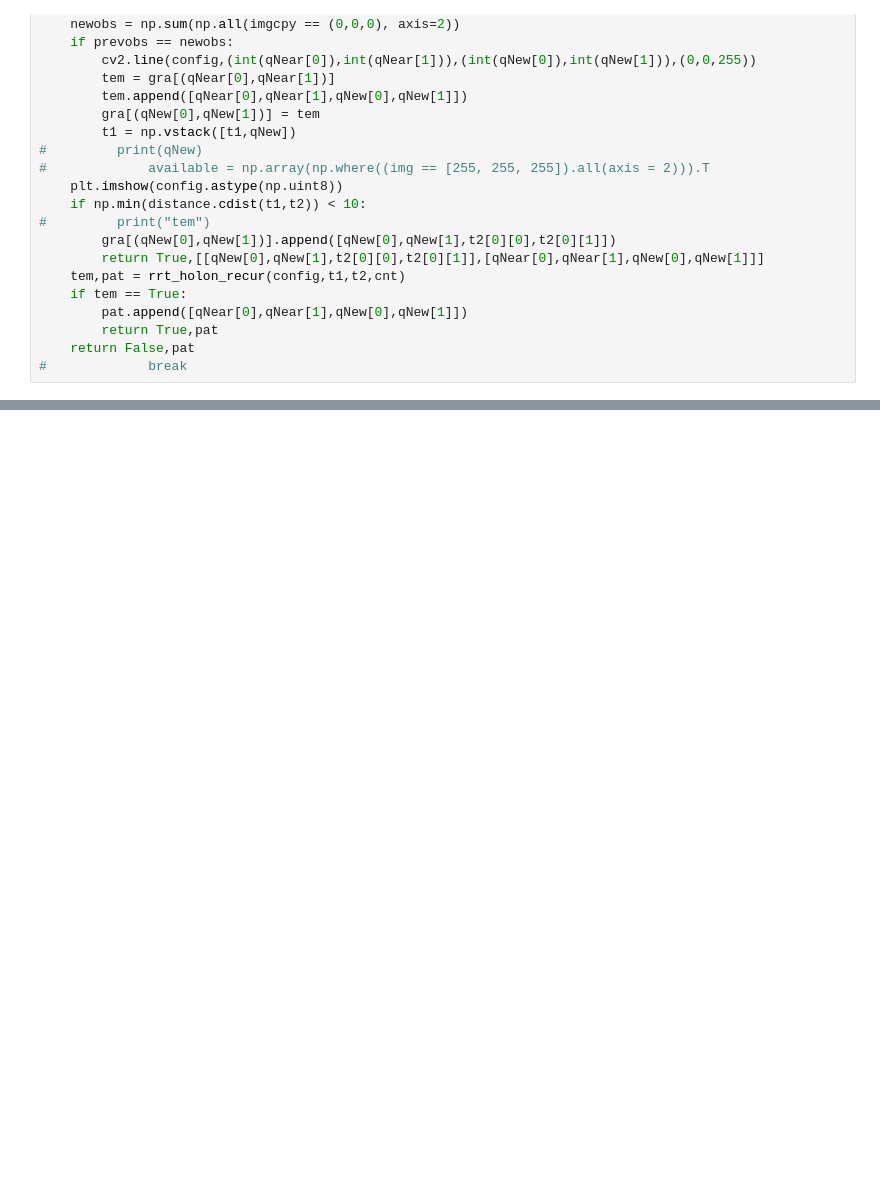
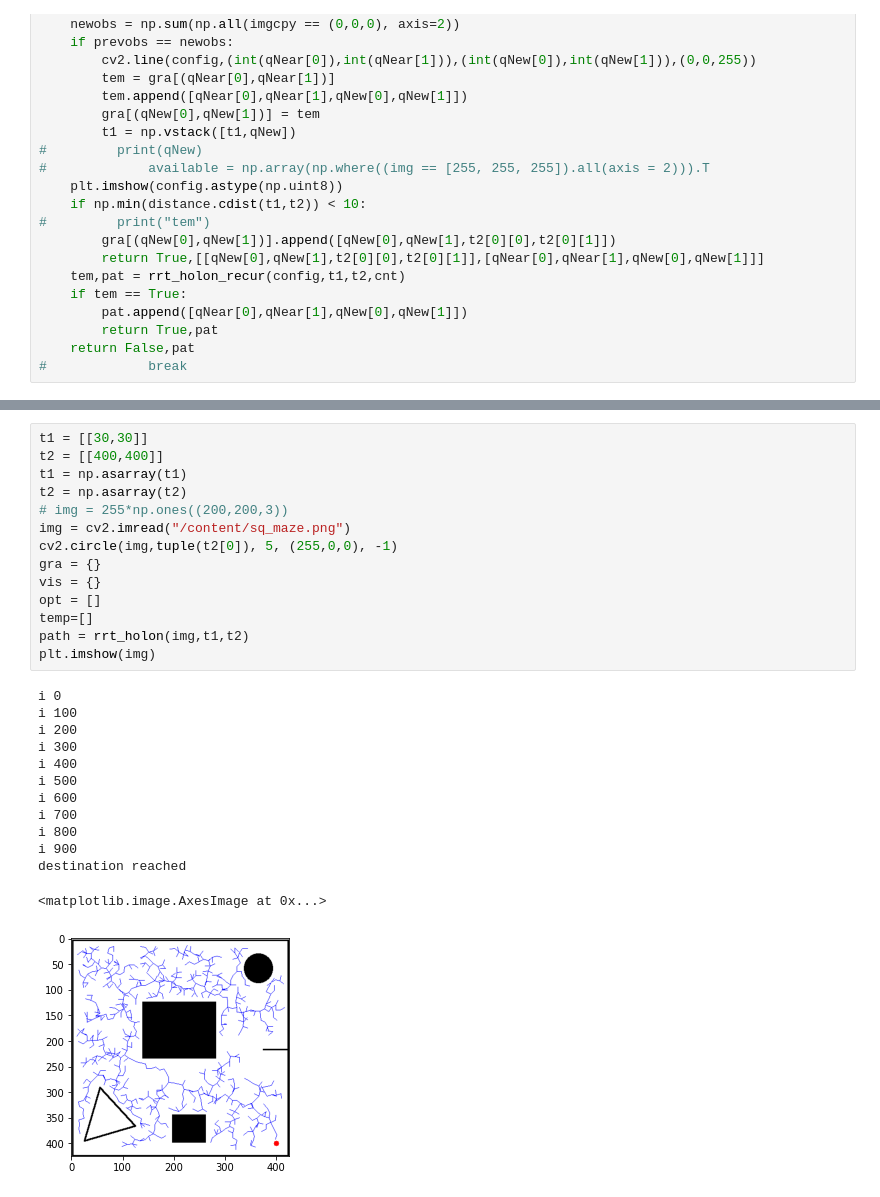
Before and after one commit to loaydatrain/Robotics-Planning-and-Navigation, a Jupyter notebook: assignment1/rrt.ipynb, the cells around one changed output, grey strips where cells are left out. Drawn from its saved outputs; the diff is of its cells as text; blank space fills up the shorter version.

```diff
--- a/assignment1/rrt.ipynb
+++ b/assignment1/rrt.ipynb
@@ -126 +149,29 @@ def dfs(cur,des,path):
+# %%
+t1 = [[30,30]]
+t2 = [[400,400]]
+t1 = np.asarray(t1)
+t2 = np.asarray(t2)
+# img = 255*np.ones((200,200,3))
+img = cv2.imread("/content/sq_maze.png")
+cv2.circle(img,tuple(t2[0]), 5, (255,0,0), -1)
+gra = {}
+vis = {}
+opt = []
+temp=[]
+path = rrt_holon(img,t1,t2)
+plt.imshow(img)
+# %% [output]
+i 0
+i 100
+i 200
+i 300
+i 400
+i 500
+i 600
+i 700
+i 800
+i 900
+destination reached
+<matplotlib.image.AxesImage at 0x...>
+[figure, added]
 # %%
```
Also changed, not shown: parts of 12 cells of this notebook, 4 other files.
